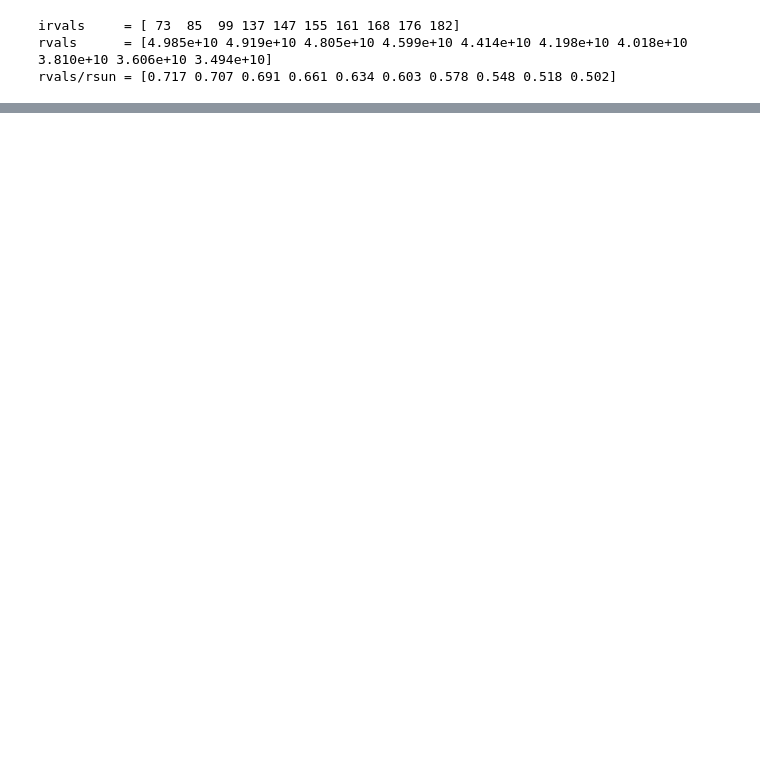
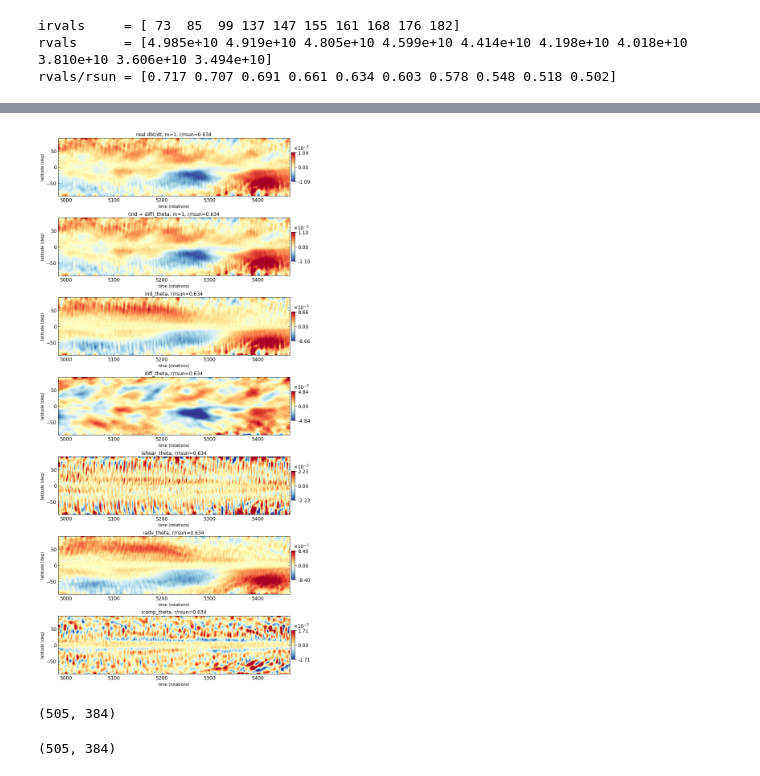
Before and after one commit to illorenzo7/Tacho_Letter_Plots_Part2, a Jupyter notebook: Induction_of_m1.ipynb, the cells around one changed output, grey strips where cells are left out. Drawn from its saved outputs; the diff is of its cells as text; code cells hidden in the pictures; blank space fills up the shorter version.

```diff
--- a/Induction_of_m1.ipynb
+++ b/Induction_of_m1.ipynb
@@ -44,10 +44,10 @@ nt = di_grid['nt']
 nr = di_grid['nr']
 nphi = di_grid['nphi']
 # %%
-irval = 0
+irval = 4
 part = 'real'
 mval = 1
-ntimes = 5000
+ntimes = 500
 
 if part == 'imag':
     partfunc = np.imag
@@ -92,10 +92,4 @@ the_file = get_widest_range_file(mtracedir, 'mtrace_qval%04i_irval%02i' %(qval,
 print("reading " + the_file)
 di = get_dict(the_file)
 difft = thin_data(di['vals'][:, mval, :], ntimes)
-
-qval = 3
-the_file = get_widest_range_file(mtracedir, 'mtrace_qval%04i_irval%02i' %(qval, irval))
-print("reading " + the_file)
-di = get_dict(the_file)
-vp_m0 = thin_data(di['vals'][:, 0, :], ntimes)/nphi
 # %% [output]
@@ -220,0 +108,67 @@ np.shape(thin_data(bt, 500))
+# %%
+# now plot induction equation
+
+fig, axs, fpar = make_figure(nplots=7, ncol=1, sub_width_inches=8, sub_height_inches=2, margin_right_inches=3/4,\
+                            margin_top_inches=1/4, margin_left_inches=5/8)
+
+ax = axs[0, 0]
+ax.set_xlabel('time (rotations)')
+ax.set_ylabel('latitude (deg)')
+ax.set_title(part + ' dbt/dt, m=%i, r/rsun=%0.3f' %(mval, radlevs.radius[irval]/rsun))
+field = partfunc(dbtdt)
+plot_timey(field, times/prot, tt_lat, fig, ax)
+
+ax = axs[1, 0]
+ax.set_xlabel('time (rotations)')
+ax.set_ylabel('latitude (deg)')
+ax.set_title('(ind + diff)_theta, m=%i, r/rsun=%0.3f' %(mval, radlevs.radius[irval]/rsun))
+field = partfunc(indt + difft)
+plot_timey(field, times/prot, tt_lat, fig, ax)
+
+ax = axs[2, 0]
+ax.set_xlabel('time (rotations)')
+ax.set_ylabel('latitude (deg)')
+ax.set_title('ind_theta, r/rsun=%0.3f' %(radlevs.radius[irval]/rsun))
+field = partfunc(indt)
+plot_timey(field, times/prot, tt_lat, fig, ax)
+
+ax = axs[3, 0]
+ax.set_xlabel('time (rotations)')
+ax.set_ylabel('latitude (deg)')
+ax.set_title('diff_theta, r/rsun=%0.3f' %(radlevs.radius[irval]/rsun))
+field = partfunc(difft)
+plot_timey(field, times/prot, tt_lat, fig, ax)
+
+ax = axs[4, 0]
+ax.set_xlabel('time (rotations)')
+ax.set_ylabel('latitude (deg)')
+ax.set_title('ishear_theta, r/rsun=%0.3f' %(radlevs.radius[irval]/rsun))
+field = partfunc(sheart)
+plot_timey(field, times/prot, tt_lat, fig, ax)
+
+ax = axs[5, 0]
+ax.set_xlabel('time (rotations)')
+ax.set_ylabel('latitude (deg)')
+ax.set_title('iadv_theta, r/rsun=%0.3f' %(radlevs.radius[irval]/rsun))
+field = partfunc(advt)
+plot_timey(field, times/prot, tt_lat, fig, ax)
+
+ax = axs[6, 0]
+ax.set_xlabel('time (rotations)')
+ax.set_ylabel('latitude (deg)')
+ax.set_title('icomp_theta, r/rsun=%0.3f' %(radlevs.radius[irval]/rsun))
+field = partfunc(compt)
+plot_timey(field, times/prot, tt_lat, fig, ax)
+
+savename = 'ialtt_' + part + '_mval%03i_rval%0.3f.png' %(mval, radlevs.radius[irval]/rsun)
+plt.savefig('ialtt/' + savename, dpi=300)
+# %% [output]
+[figure, added]
+# %%
+np.shape(bt)
+# %% [output]
+(505, 384)
+# %%
+np.shape(thin_data(bt, 500))
+# %% [output]
+(505, 384)
```
Also changed, not shown: parts of 7 cells of this notebook, 7 other files.
